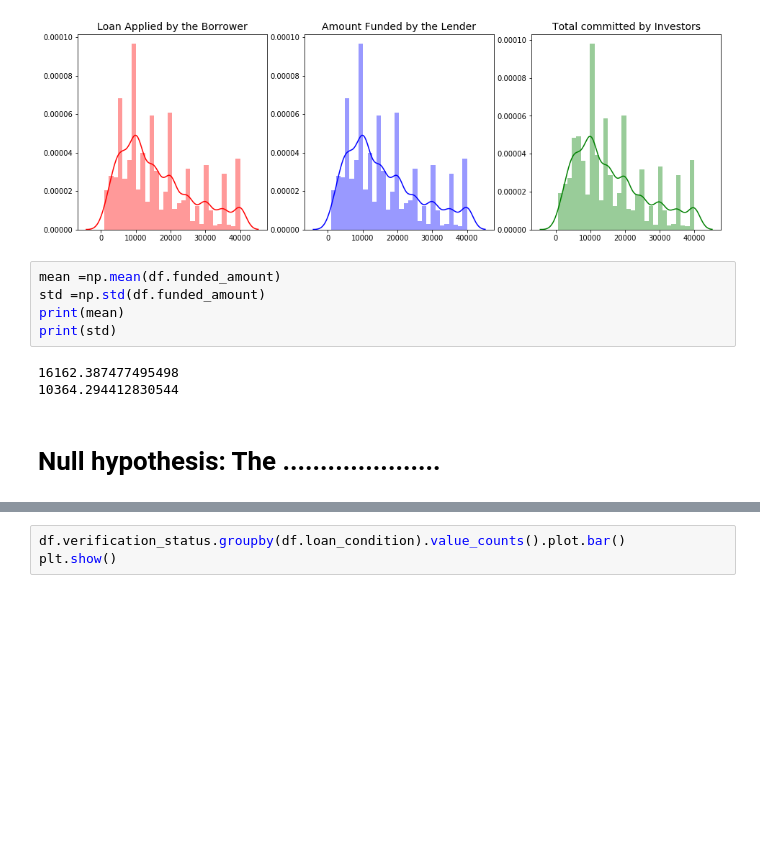
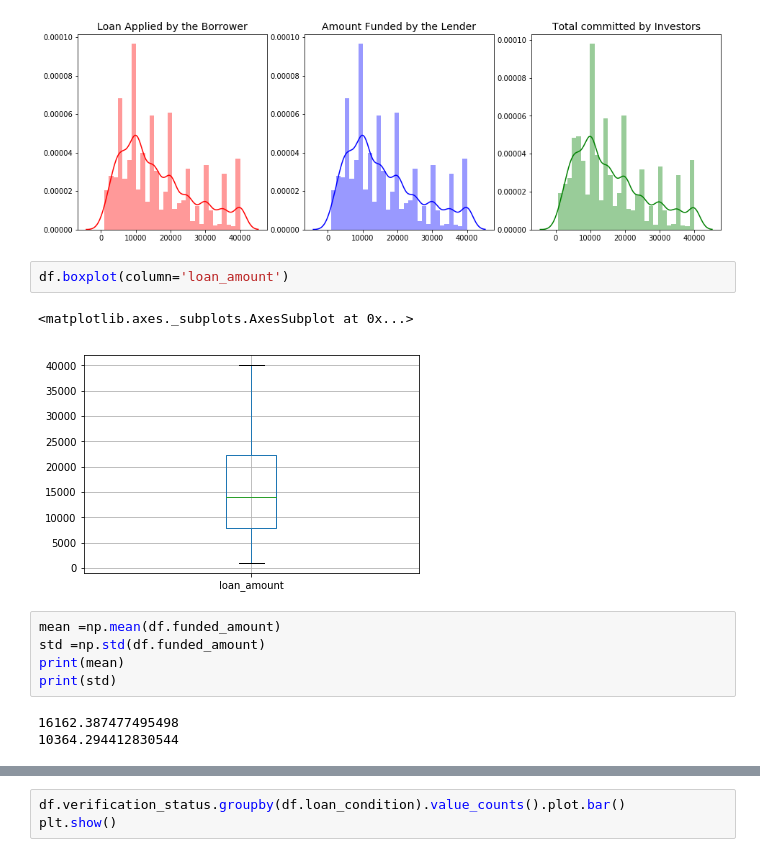
Before and after one commit to nishimishra71/Python, a Jupyter notebook: Capstone_sample.ipynb, the cells around one changed output, grey strips where cells are left out. Drawn from its saved outputs; the diff is of its cells as text; blank space fills up the shorter version.

```diff
--- a/Capstone_sample.ipynb
+++ b/Capstone_sample.ipynb
@@ -246,6 +278,11 @@ ax[2].set_title("Total committed by Investors", fontsize=14)
 # %% [output]
 Text(0.5, 1.0, 'Total committed by Investors')
 [figure]
+# %%
+df.boxplot(column='loan_amount')
+# %% [output]
+<matplotlib.axes._subplots.AxesSubplot at 0x...>
+[figure, added]
 # %%
 mean =np.mean(df.funded_amount)
 std =np.std(df.funded_amount)
@@ -254,5 +291,3 @@ print(std)
 # %% [output]
 16162.387477495498
 10364.294412830544
-# %% [markdown]
-# Null hypothesis: The .....................
```
Also changed, not shown: parts of 6 cells of this notebook.
